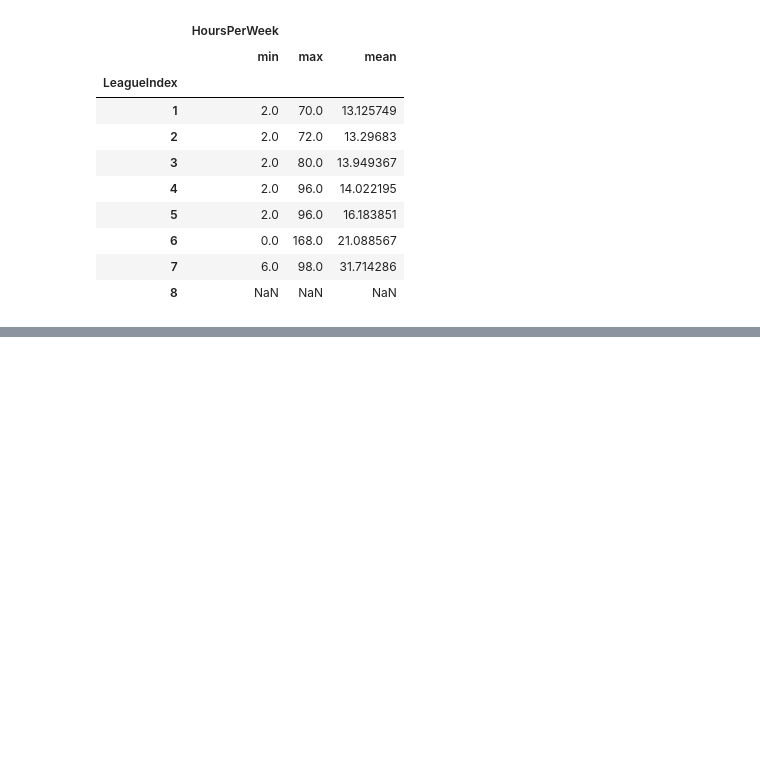
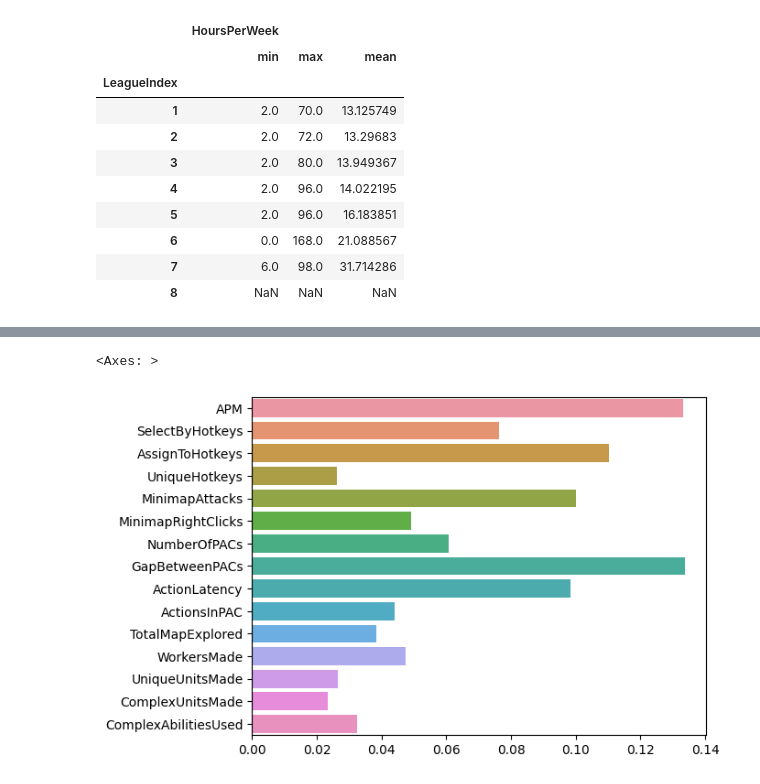
Before and after one commit to Ethan-Shapiro/EG-Starcraft-II-Project, a Jupyter notebook: notebook.ipynb, the cells around one changed output, grey strips where cells are left out. Cells and saved outputs as stored; diff of their text form; code cells hidden in the pictures; blank space fills up the shorter version.

```diff
--- a/notebook.ipynb
+++ b/notebook.ipynb
@@ -374,0 +352,2 @@ sns.histplot(err)
+# %%
+df = df.drop(['TotalHours'], axis=1)
@@ -374,0 +610,3 @@ sns.histplot(err)
+# %%
+high_tier_df = df[df['LeagueIndex'].isin([6, 7, 8])]
+high_tier_df['LeagueIndex'].value_counts()
@@ -374,0 +626,10 @@ sns.histplot(err)
+# %%
+# Define our new X and y
+X_high = high_tier_df.drop(['LeagueIndex'], axis=1)
+y_high = high_tier_df['LeagueIndex']
+
+# Define our new train and test sets
+X_train, X_test, y_train, y_test = train_test_split(X_high, y_high, test_size=0.3, random_state=100)
+
+# Perform grid search for each classifier
+best_models = perform_experiments(X_train, X_test, y_train, y_test)
@@ -374,0 +679,5 @@ sns.histplot(err)
+# %%
+sns.barplot(x=best_models[1].feature_importances_, y=best_models[1].feature_names_in_)
+# %% [output]
+<Axes: >
+[figure, added]
```
Also changed, not shown: parts of 71 cells of this notebook.
